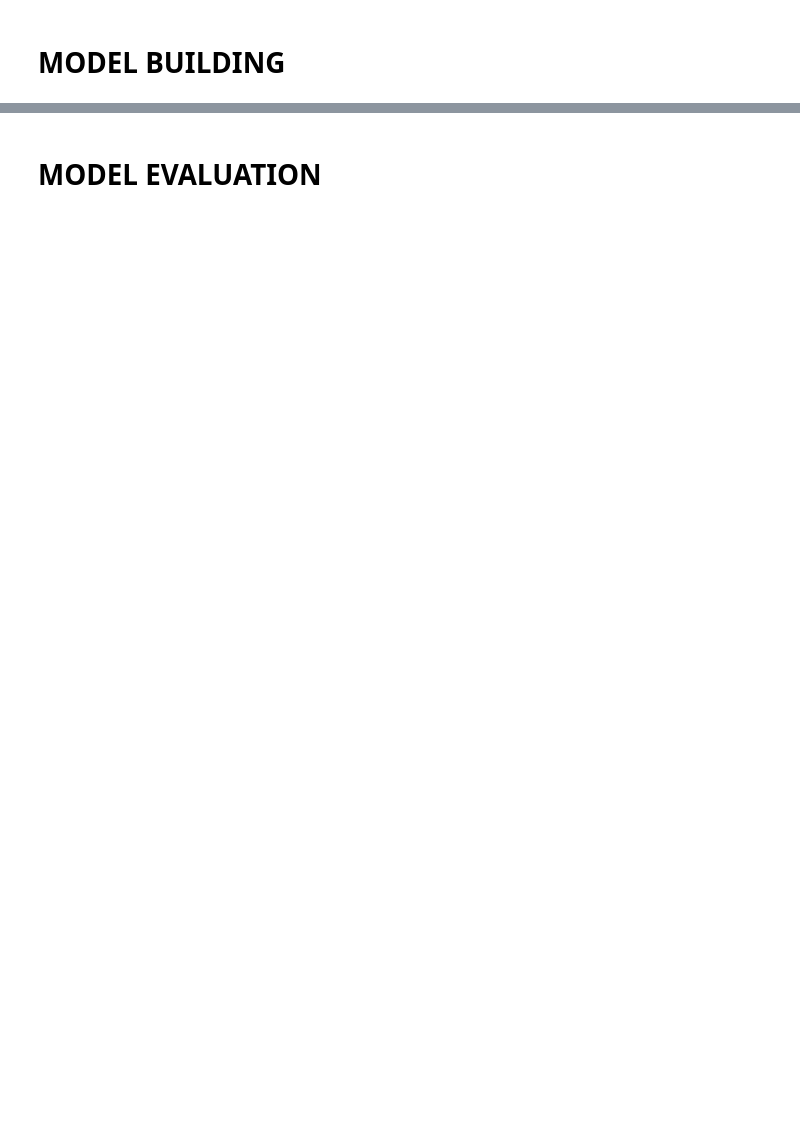
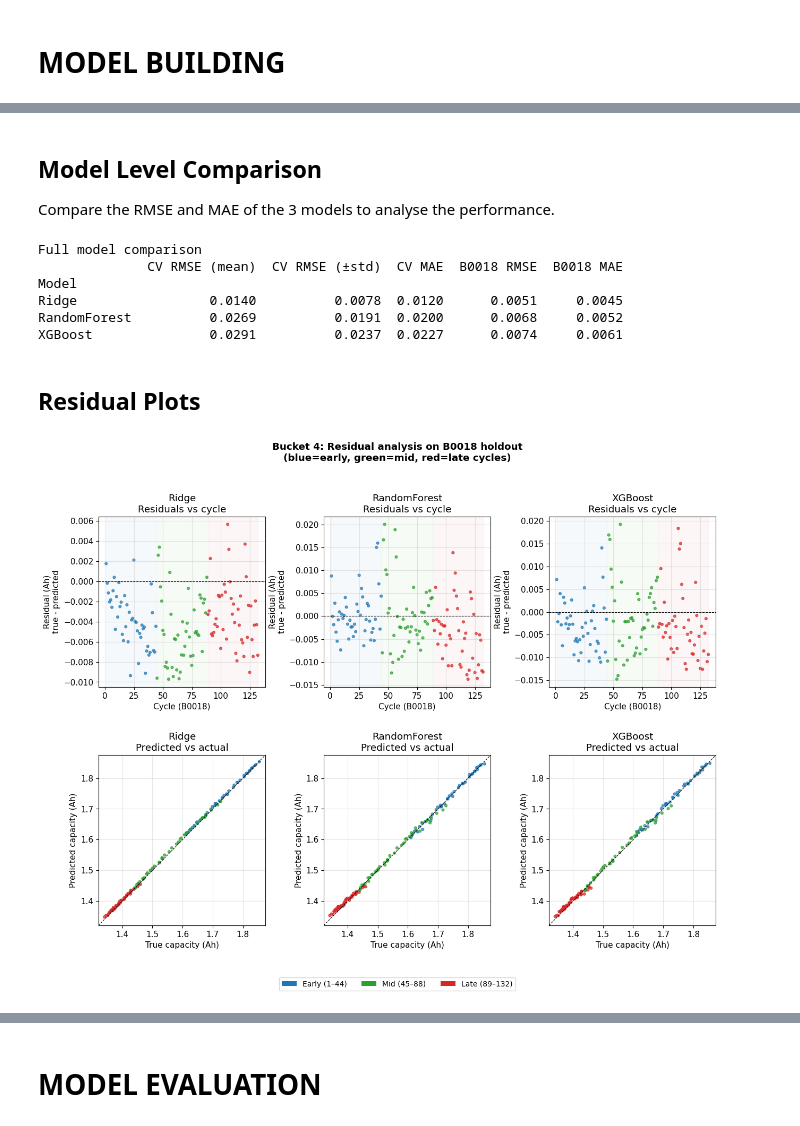
Before and after one commit to adithyaprasadsv/battery-soh-ml, a Jupyter notebook: battery_soh_script.ipynb, the cells around one changed output, grey strips where cells are left out. Cells and saved outputs as stored; diff of their text form; code cells hidden in the pictures; blank space fills up the shorter version.

Commit message:
Preprocessing & Modelling

```diff
--- a/battery_soh_script.ipynb
+++ b/battery_soh_script.ipynb
@@ -619,0 +1114,79 @@ This indicates large variance across batteries during early and late phases. Cyc
+# %% [markdown]
+## Model Level Comparison
+Compare the RMSE and MAE of the 3 models to analyse the performance.
+# %%
+print("\nFull model comparison")
+rows = []
+for name in pipelines:
+    rows.append({
+        "Model": name,
+        "CV RMSE (mean)": round(cv_results[name]["cv_rmse_mean"], 4),
+        "CV RMSE (±std)": round(cv_results[name]["cv_rmse_std"],  4),
+        "CV MAE": round(cv_results[name]["cv_mae_mean"],   4),
+        "B0018 RMSE": round(holdout_results[name]["rmse"],     4),
+        "B0018 MAE": round(holdout_results[name]["mae"],      4),
+    })
+comparison_df = pd.DataFrame(rows).set_index("Model")
+print(comparison_df.to_string())
+# %% [output]
+Full model comparison
+              CV RMSE (mean)  CV RMSE (±std)  CV MAE  B0018 RMSE  B0018 MAE
+Model
+Ridge                 0.0140          0.0078  0.0120      0.0051     0.0045
+RandomForest          0.0269          0.0191  0.0200      0.0068     0.0052
+XGBoost               0.0291          0.0237  0.0227      0.0074     0.0061
+# %% [markdown]
+## Residual Plots
+# %%
+fig = plt.figure(figsize=(15, 10))
+gs  = gridspec.GridSpec(2, 3, hspace=0.4, wspace=0.35)
+
+cycles_test = test_df["cycle"].values
+y_true      = y_test.values
+
+for col, name in enumerate(pipelines):
+    y_pred    = holdout_results[name]["y_pred"]
+    residuals = y_true - y_pred   # positive = under-prediction
+
+    # Top row: residuals vs cycle number
+    ax_top = fig.add_subplot(gs[0, col])
+    colors = np.where(cycles_test <= 44, "#1f77b4",
+             np.where(cycles_test <= 88, "#2ca02c", "#d62728"))
+    ax_top.scatter(cycles_test, residuals, c=colors, s=12, alpha=0.7)
+    ax_top.axhline(0, color="black", linewidth=0.8, linestyle="--")
+    ax_top.set_xlabel("Cycle (B0018)")
+    ax_top.set_ylabel("Residual (Ah)\ntrue - predicted")
+    ax_top.set_title(f"{name}\nResiduals vs cycle")
+    # Phase shading
+    ax_top.axvspan(1,  44,  alpha=0.04, color="#1f77b4")
+    ax_top.axvspan(45, 88,  alpha=0.04, color="#2ca02c")
+    ax_top.axvspan(89, 132, alpha=0.04, color="#d62728")
+
+    # Bottom row: predicted vs actual
+    ax_bot = fig.add_subplot(gs[1, col])
+    ax_bot.scatter(y_true, y_pred, c=colors, s=12, alpha=0.7)
+    lims = [min(y_true.min(), y_pred.min()) - 0.02,
+            max(y_true.max(), y_pred.max()) + 0.02]
+    ax_bot.plot(lims, lims, "k--", linewidth=0.8, label="Perfect prediction")
+    ax_bot.set_xlabel("True capacity (Ah)")
+    ax_bot.set_ylabel("Predicted capacity (Ah)")
+    ax_bot.set_title(f"{name}\nPredicted vs actual")
+    ax_bot.set_xlim(lims); ax_bot.set_ylim(lims)
+
+# Legend for life phase colours
+from matplotlib.patches import Patch
+legend_elements = [
+    Patch(facecolor="#1f77b4", label="Early (1–44)"),
+    Patch(facecolor="#2ca02c", label="Mid (45–88)"),
+    Patch(facecolor="#d62728", label="Late (89–132)"),
+]
+fig.legend(handles=legend_elements, loc="lower center",
+           ncol=3, fontsize=10, bbox_to_anchor=(0.5, -0.02))
+
+plt.suptitle("Bucket 4: Residual analysis on B0018 holdout\n"
+             "(blue=early, green=mid, red=late cycles)",
+             fontweight="bold", y=1.02)
+plt.savefig("./assets/plot7_residuals.png", dpi=150, bbox_inches="tight")
+plt.show()
+# %% [output]
+[figure, added]
```
Also changed, not shown: parts of 35 cells of this notebook, 5 other files.
